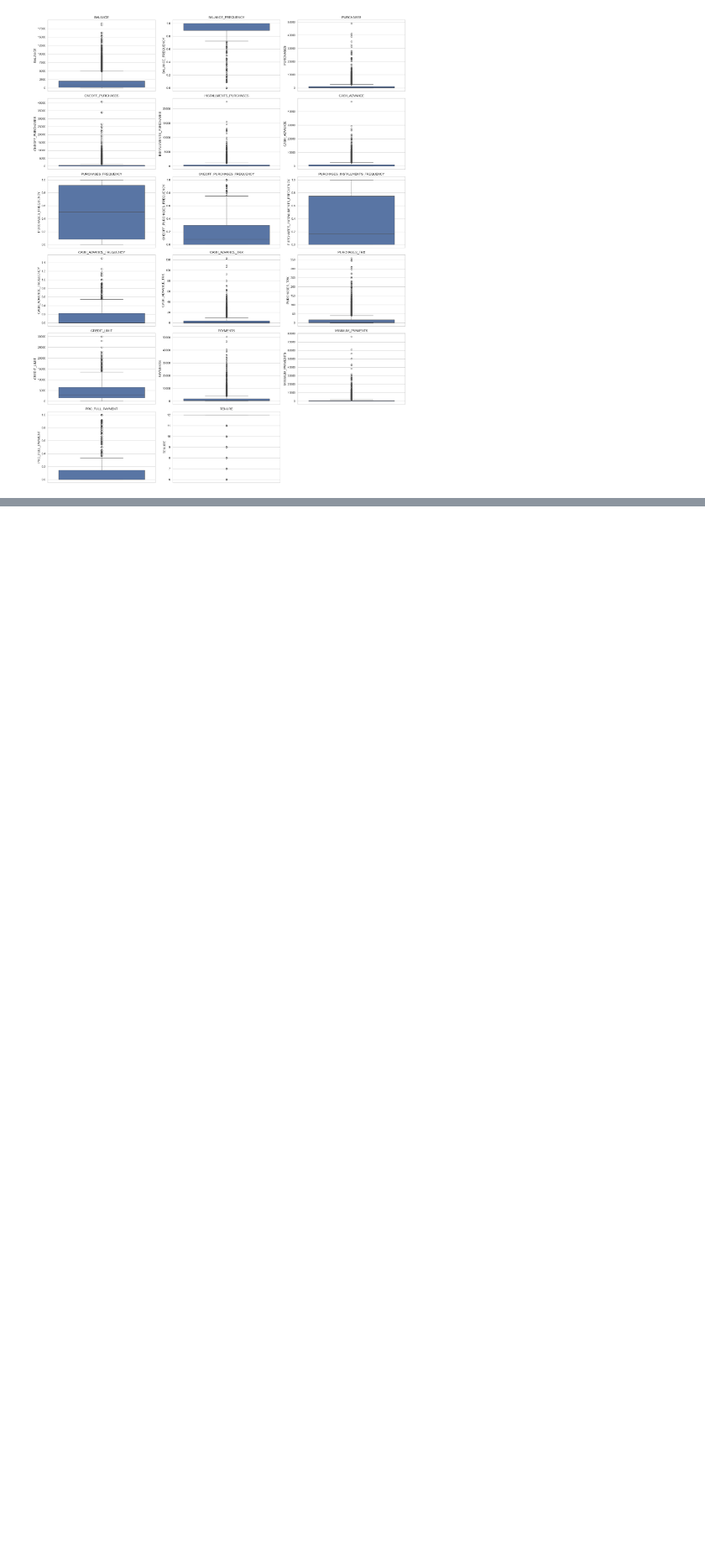
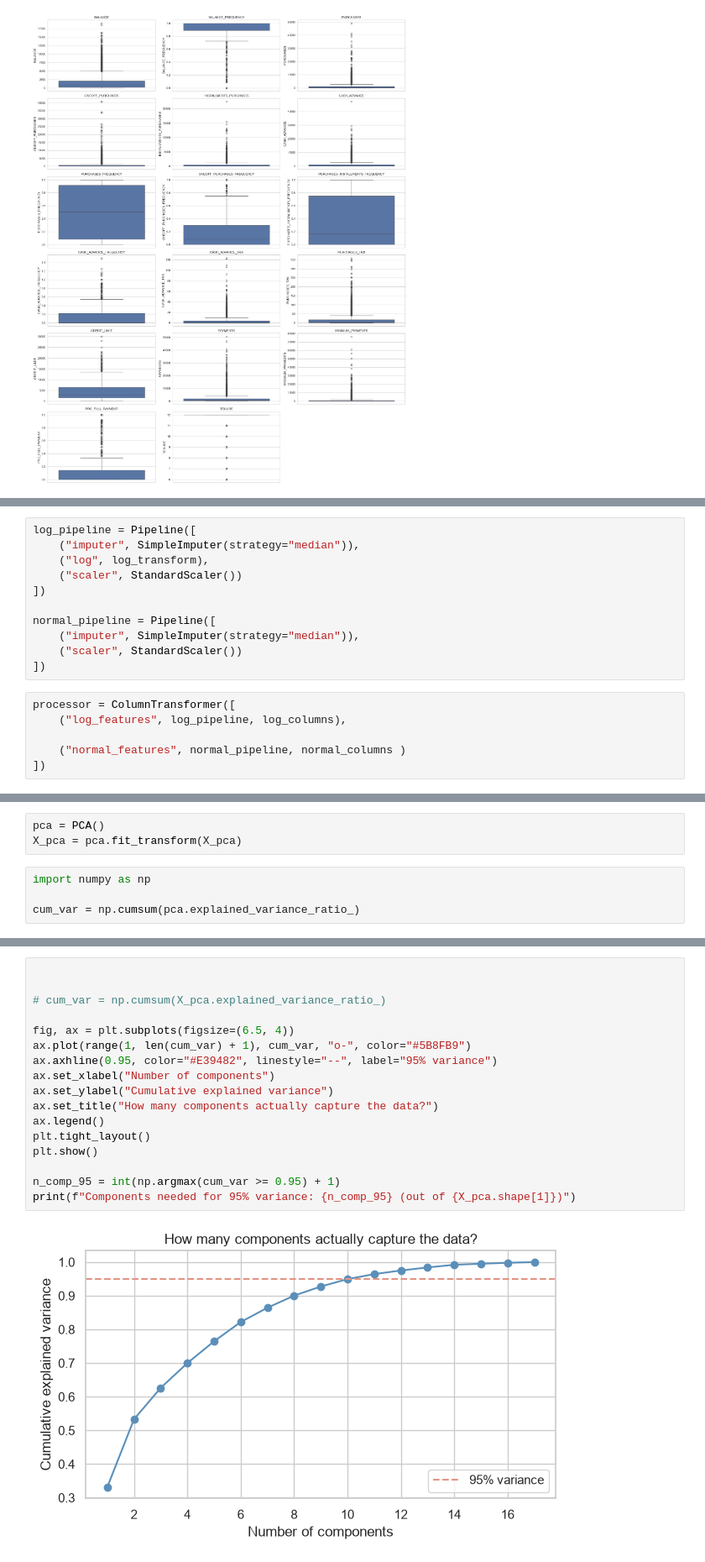
Before and after one commit to geethawilliam-ds/Credit-Card-Customer-Segmentation, a Jupyter notebook: EDA_Geetha.ipynb, the cells around one changed output, grey strips where cells are left out. Shown at 84% size. Drawn from its saved outputs; the diff is of its cells as text; blank space fills up the shorter version.

```diff
--- a/EDA_Geetha.ipynb
+++ b/EDA_Geetha.ipynb
@@ -271,0 +419,17 @@ plt.show()
+# %%
+log_pipeline = Pipeline([
+    ("imputer", SimpleImputer(strategy="median")),
+    ("log", log_transform),
+    ("scaler", StandardScaler())
+])
+
+normal_pipeline = Pipeline([
+    ("imputer", SimpleImputer(strategy="median")),
+    ("scaler", StandardScaler())
+])
+# %%
+processor = ColumnTransformer([
+    ("log_features", log_pipeline, log_columns),
+
+    ("normal_features", normal_pipeline, normal_columns )
+])
@@ -271,0 +509,7 @@ plt.show()
+# %%
+pca = PCA()
+X_pca = pca.fit_transform(X_pca)
+# %%
+import numpy as np
+
+cum_var = np.cumsum(pca.explained_variance_ratio_)
@@ -271,0 +523,19 @@ plt.show()
+# %%
+
+
+# cum_var = np.cumsum(X_pca.explained_variance_ratio_)
+
+fig, ax = plt.subplots(figsize=(6.5, 4))
+ax.plot(range(1, len(cum_var) + 1), cum_var, "o-", color="#5B8FB9")
+ax.axhline(0.95, color="#E39482", linestyle="--", label="95% variance")
+ax.set_xlabel("Number of components")
+ax.set_ylabel("Cumulative explained variance")
+ax.set_title("How many components actually capture the data?")
+ax.legend()
+plt.tight_layout()
+plt.show()
+
+n_comp_95 = int(np.argmax(cum_var >= 0.95) + 1)
+print(f"Components needed for 95% variance: {n_comp_95} (out of {X_pca.shape[1]})")
+# %% [output]
+[figure, added]
```
Also changed, not shown: parts of 27 cells of this notebook.
